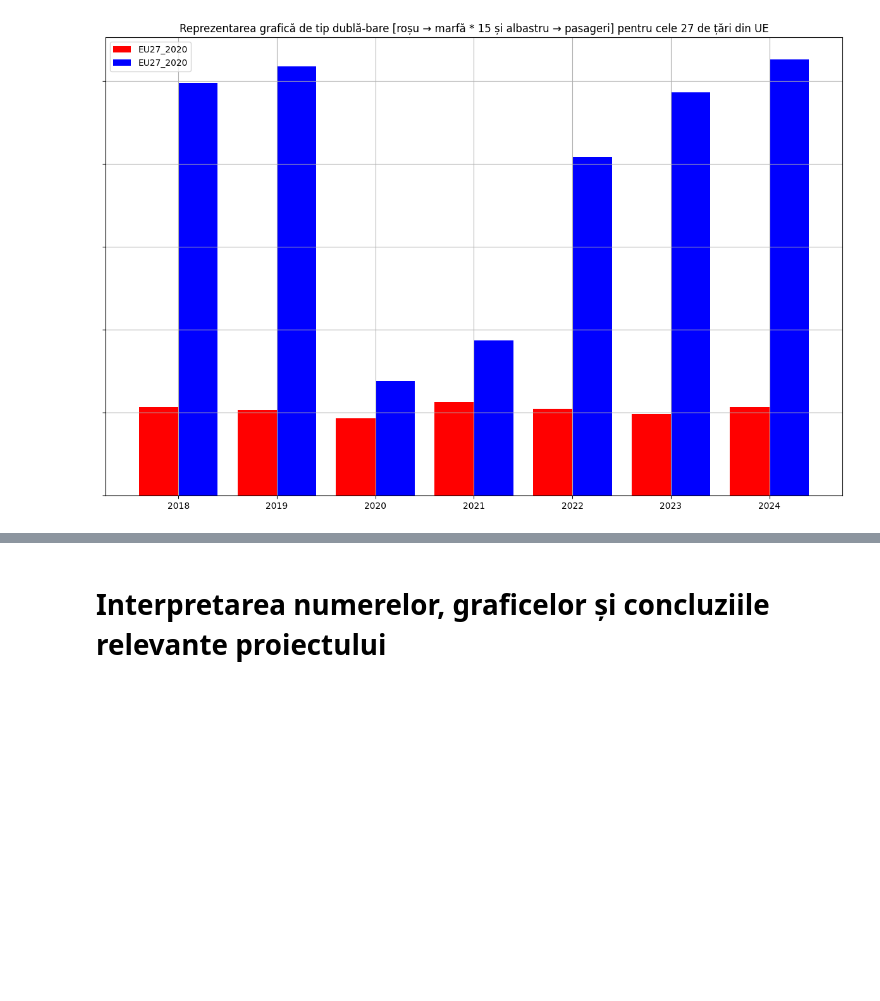
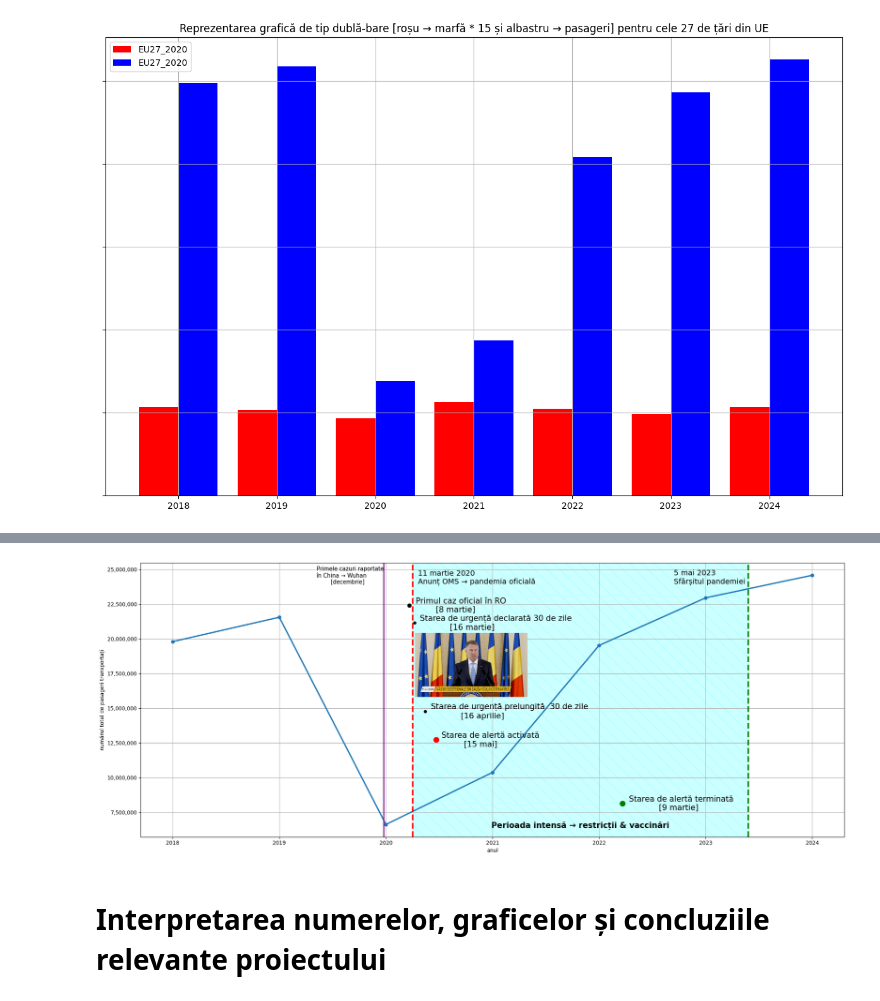
Before and after one commit to v1ctoras/PVDP_Aprilie, a Jupyter notebook: proiectAPRILIE.ipynb, the cells around one changed output, grey strips where cells are left out. Saved outputs shown, nothing was run; the diff lists cells and outputs as text; code cells hidden in the pictures; blank space fills up the shorter version.

```diff
--- a/proiectAPRILIE.ipynb
+++ b/proiectAPRILIE.ipynb
@@ -532,3 +603,78 @@ plt.show()
+# %%
+from matplotlib.text import Annotation
+import numpy as np
+import matplotlib.pyplot as plt
+
+from matplotlib.offsetbox import OffsetImage, AnnotationBbox
+import matplotlib.image as mpimg
+
+# pentru fixare eroare
+df3.columns = df3.columns.str.strip()
+
+# setare valoare pentru Romania
+valoare = df3[an].iloc[30]
+valoare = pd.to_numeric(valoare, errors = 'coerce')
+
+# setare an pentru axa orizontala 0x
+an = ['2018', '2019', '2020', '2021', '2022', '2023', '2024']
+
+imagine = mpimg.imread('/content/drive/MyDrive/Colab Notebooks/proiectAPRILIEEE/anunt.png')
+imagineCutie = OffsetImage(imagine, zoom = 0.15)
+
+plt.figure(figsize=(20,8))
+plt.plot(an, valoare, marker = 'o', linewidth = 2.5, label = label)
+
+pozitie = AnnotationBbox(imagineCutie, (2.8, valoare.mean() * 1.01), frameon = False)
+plt.gca().add_artist(pozitie)
+
+plt.xlabel('anul')
+plt.ylabel('numărul total de pasageri transportați')
+plt.grid(True)
+
+# cazuri raportate Wuhan
+plt.axvline(x=1.98, color = "purple", linestyle = '-', linewidth = 2, label = 'Linie')
+plt.text(1.35, plt.ylim()[1] * 0.94, 'Primele cazuri raportate\nîn China → Wuhan\n        [decembrie]', color = 'black', fontsize = 10.5)
+
+# stare pandemie
+plt.axvline(x=2.25, color = "red", linestyle = '--', linewidth = 3, label = 'Linie')
+plt.text(2.3, plt.ylim()[1] * 0.94, '11 martie 2020 \nAnunț OMS → pandemia oficială', color = 'black', fontsize = 14)
+
+# sfarsit pandemie
+plt.axvline(x=5.4, color = "green", linestyle = '--', linewidth = 3, label = 'Linie')
+plt.text(4.7, plt.ylim()[1] * 0.94, '5 mai 2023 \nSfârșitul pandemiei', color = 'black', fontsize = 14)
+
+# perioada de vaccinari
+plt.axvspan(2.25, 5.4, alpha = 0.2, color = 'cyan', hatch = '\\', label = 'Regiune')
+plt.text(3.825, plt.ylim()[1] * 0.25, 'Perioada intensă → restricții & vaccinări', ha = 'center', color = 'black', fontsize = 15, fontweight = 'bold')
+
+# caz oficial Romania
+plt.scatter(2.22, plt.ylim()[1] * 0.88, color = 'black', s = 50, zorder = 5)
+plt.text(2.28, plt.ylim()[1] * 0.86, 'Primul caz oficial în RO\n        [8 martie]', color = 'black', fontsize = 15)
+
+# stare urgenta declarata
+plt.scatter(2.27, plt.ylim()[1] * 0.83, color = 'black', s = 25, zorder = 5)
+plt.text(2.32, plt.ylim()[1] * 0.81, 'Starea de urgență declarată 30 de zile\n            [16 martie]', color = 'black', fontsize = 15)
+
+# stare urgenta prelungita
+plt.scatter(2.37, plt.ylim()[1] * 0.58, color = 'black', s = 25, zorder = 5)
+plt.text(2.42, plt.ylim()[1] * 0.56, 'Starea de urgență prelungită  30 de zile\n            [16 aprilie]', color = 'black', fontsize = 15)
+
+# stare urgenta ACTIVATĂ
+plt.scatter(2.47, plt.ylim()[1] * 0.5, color = 'red', s = 100, zorder = 5)
+plt.text(2.52, plt.ylim()[1] * 0.48, 'Starea de alertă activată\n         [15 mai]', color = 'black', fontsize = 15)
+
+# stare alerta terminata
+plt.scatter(4.22, plt.ylim()[1] * 0.32, color = 'green', s = 100, zorder = 5)
+plt.text(4.28, plt.ylim()[1] * 0.3, 'Starea de alertă terminată\n            [9 martie]', color = 'black', fontsize = 15)
+
+
+# modificare 1e7 in 10 milioane
+plt.gca().yaxis.set_major_formatter(plt.FuncFormatter(lambda x, _: f'{int(x):,}'))
+
+plt.tight_layout()
+plt.show()
+# %% [output]
+[figure, added]
 # %% [markdown]
 # Interpretarea numerelor, graficelor și concluziile relevante proiectului
 # %% [markdown]
```
Also changed, not shown: parts of 6 cells of this notebook.
